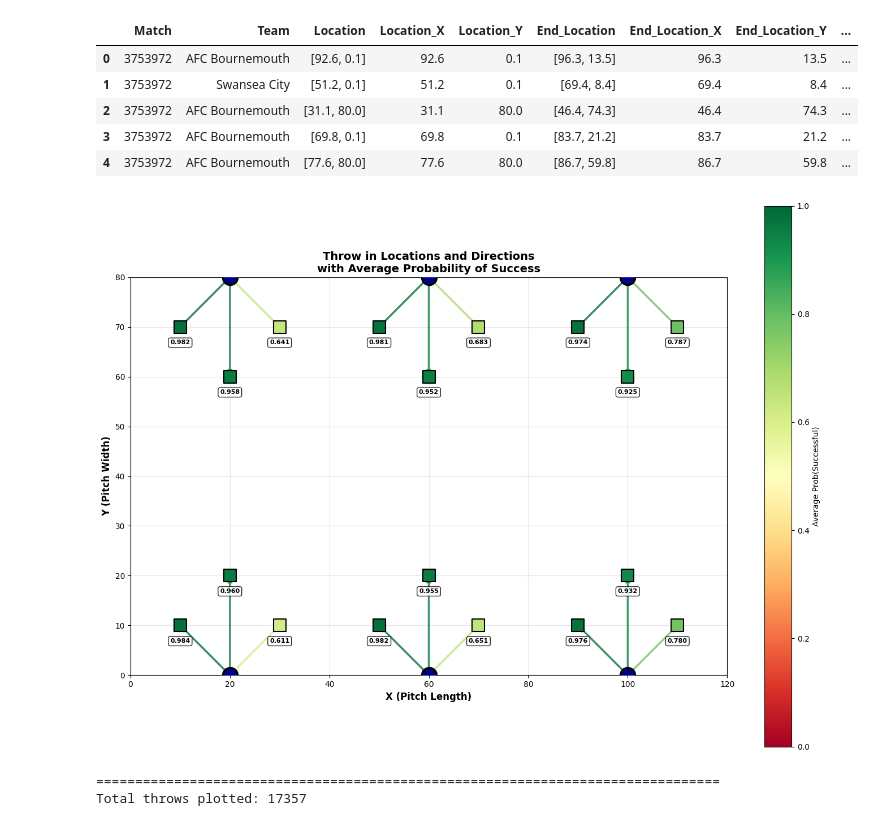
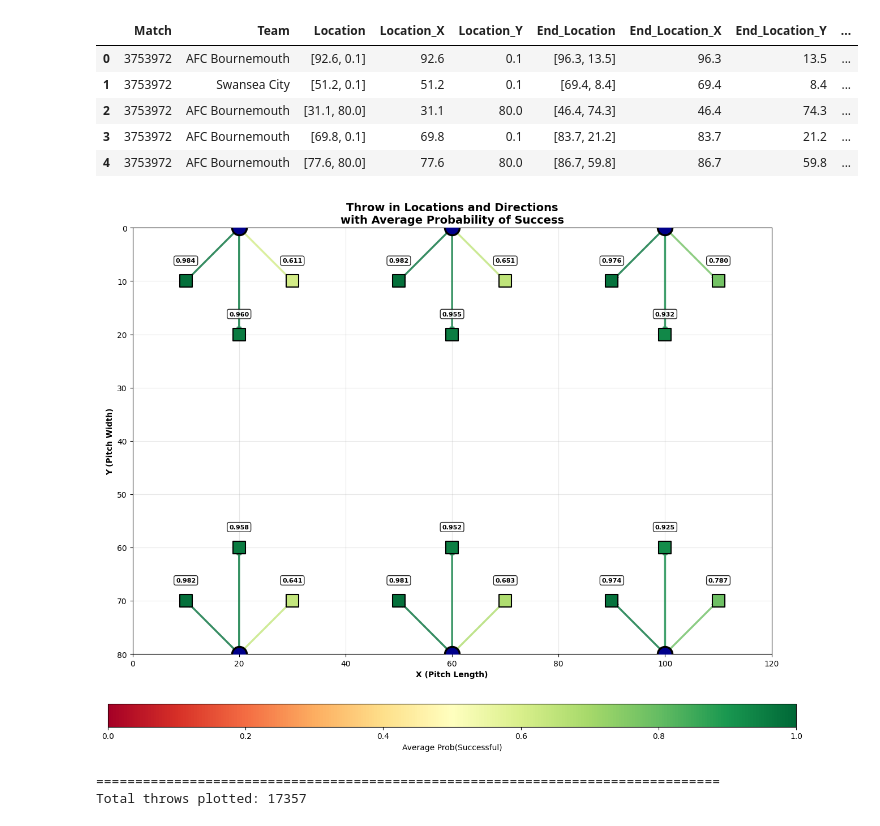
Before and after one commit to hwillif/Throw-in-Project, a Jupyter notebook: HW_Throw-In.ipynb, the cells around one changed output. Drawn from its saved outputs; the diff is of its cells as text; code cells hidden in the pictures.

```diff
--- a/HW_Throw-In.ipynb
+++ b/HW_Throw-In.ipynb
@@ -921,0 +902,5 @@ Sample of Length and Length_Bin:
+# %%
+# Create Length_Bin Column: 'Short' if <= median, 'Long' if > median
+Throws['Length_Bin'] = np.where(Throws['Length'] > length_median, 'Long', 'Short')
+# Display value counts
+print(Throws['Length_Bin'].value_counts())
@@ -1837,38 +1900,40 @@ else:
                   edgecolor='black', linewidth=1.5, zorder=4)
 
         # Add probability text near the end location
         ax.text(end_coords[0], end_coords[1]-3.5, f'{avg_prob:.3f}',
                ha='center', fontsize=8, fontweight='bold',
                bbox=dict(boxstyle='round,pad=0.3', facecolor='white', alpha=0.85))
 
     # Plot start locations (without labels)
     for loc_bin, start_coords in unique_starts.items():
         if start_coords is not None:
             ax.scatter(start_coords[0], start_coords[1], s=350, c='darkblue', marker='o',
                       edgecolor='black', linewidth=2.5, zorder=5)
 
     # Set pitch bounds and labels (restricted to actual pitch)
     ax.set_xlim(0, 120)
     ax.set_ylim(0, 80)
     ax.set_aspect('equal')
-    ax.set_xlabel('X (Pitch Length)', fontsize=12, fontweight='bold')
-    ax.set_ylabel('Y (Pitch Width)', fontsize=12, fontweight='bold')
+    ax.set_xlabel('X (Pitch Length)',fontweight='bold')
+    ax.set_ylabel('Y (Pitch Width)', fontweight='bold')
     ax.set_title('Throw in Locations and Directions\nwith Average Probability of Success',
                 fontsize=14, fontweight='bold')
     ax.grid(True, alpha=0.3)
 
-    # Add colorbar for probability scale
+    # Add colorbar for probability scale (below the graph, smaller size)
     sm = plt.cm.ScalarMappable(cmap=plt.cm.RdYlGn, norm=plt.Normalize(vmin=0, vmax=1))
     sm.set_array([])
-    cbar = plt.colorbar(sm, ax=ax, label='Average Prob(Successful)')
+    cbar = plt.colorbar(sm, ax=ax, orientation='horizontal', pad=0.1, fraction=0.046,
+                       label='Average Prob(Successful)', aspect=30)
 
     plt.tight_layout()
+    plt.gca().invert_yaxis()
     plt.show()
 
     print("\n" + "="*80)
     print(f"Total throws plotted: {len(plot_data)}")
 # %% [output]
-[figure, old version]
+[figure, new version]
 ================================================================================
 Total throws plotted: 17357
 # %%
```
Also changed, not shown: parts of 4 cells of this notebook.
